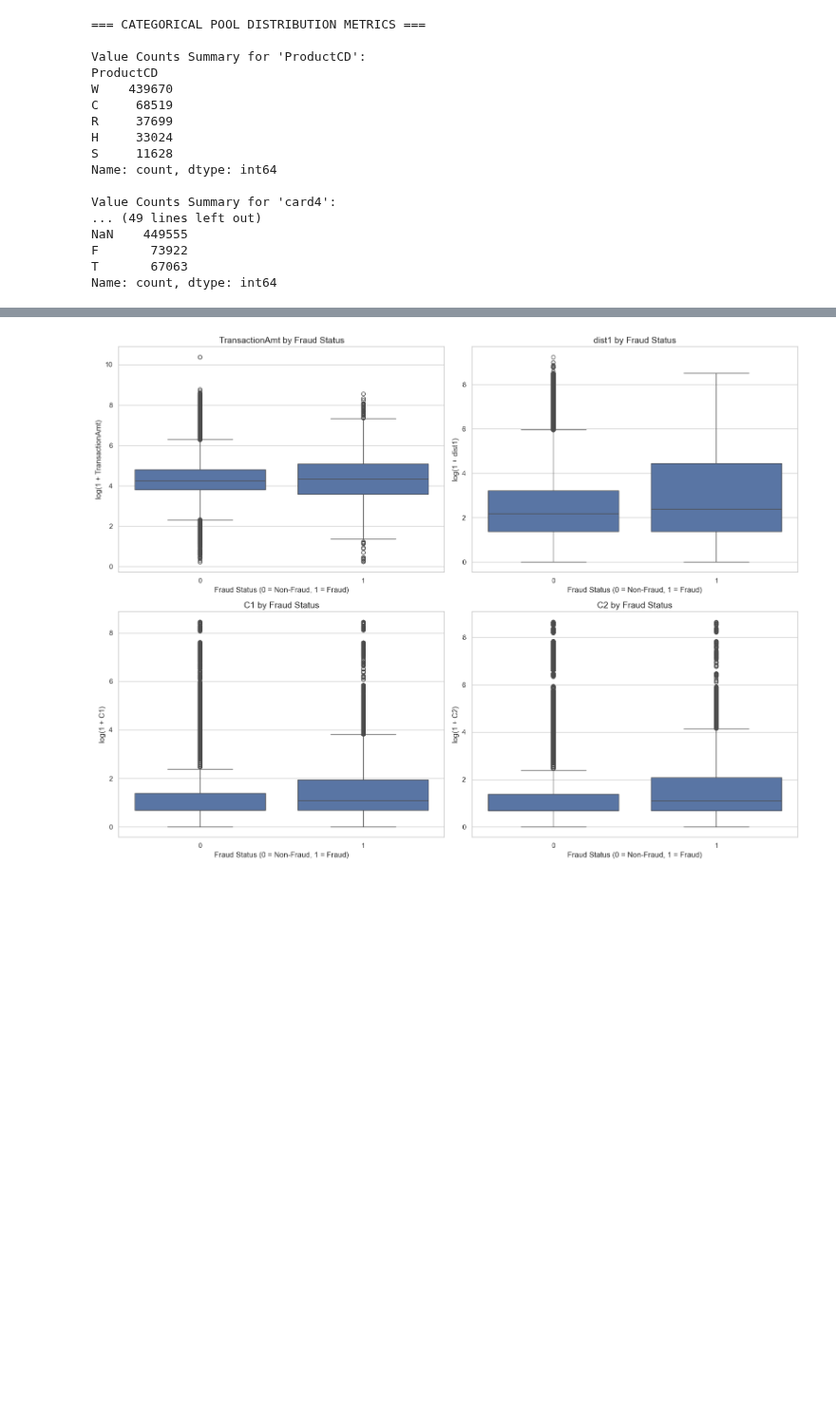
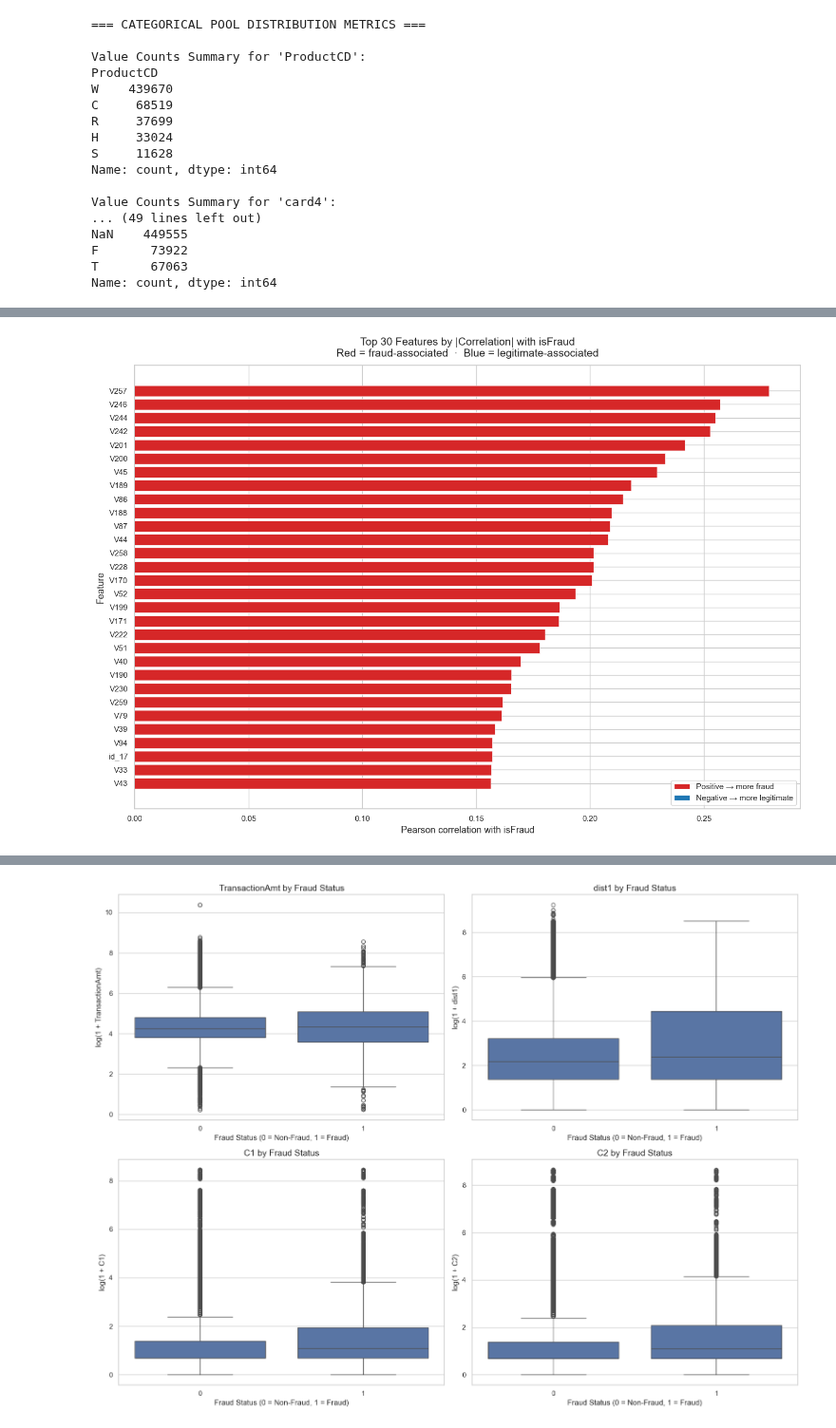
Before and after one commit to Qleoz12/my_git_project_langara, a Jupyter notebook: dana 4830/assigment 1/A1_Leonardo_LS.ipynb, the cells around one changed output, grey strips where cells are left out. Shown at 95% size. Saved outputs shown, nothing was run; the diff lists cells and outputs as text; code cells hidden in the pictures; blank space fills up the shorter version.

```diff
--- a/dana 4830/assigment 1/A1_Leonardo_LS.ipynb
+++ b/dana 4830/assigment 1/A1_Leonardo_LS.ipynb
@@ -809,0 +1085,25 @@ For numerical variables, I compare the distributions between non-fraud transacti
+# %%
+# Large signed bar chart — top |correlation| features
+top_bar_feats = corr_abs.head(TOP_BAR).index
+bar_vals = corr_with_fraud.loc[top_bar_feats].sort_values()
+colors = ['#d62728' if v > 0 else '#1f77b4' for v in bar_vals]
+
+fig, ax = plt.subplots(figsize=(14, 10))
+ax.barh(bar_vals.index, bar_vals.values, color=colors, edgecolor='white', linewidth=0.5)
+ax.axvline(0, color='black', linewidth=1.2)
+ax.set_xlabel('Pearson correlation with isFraud', fontsize=13)
+ax.set_ylabel('Feature', fontsize=13)
+ax.set_title(
+    f'Top {TOP_BAR} Features by |Correlation| with isFraud\n'
+    'Red = fraud-associated  ·  Blue = legitimate-associated',
+    fontsize=15, pad=12
+)
+from matplotlib.patches import Patch
+ax.legend(handles=[
+    Patch(facecolor='#d62728', label='Positive → more fraud'),
+    Patch(facecolor='#1f77b4', label='Negative → more legitimate'),
+], loc='lower right', fontsize=11)
+plt.tight_layout()
+plt.show()
+# %% [output]
+[figure, added]
```
Also changed, not shown: parts of 48 cells of this notebook, 10 other files.
